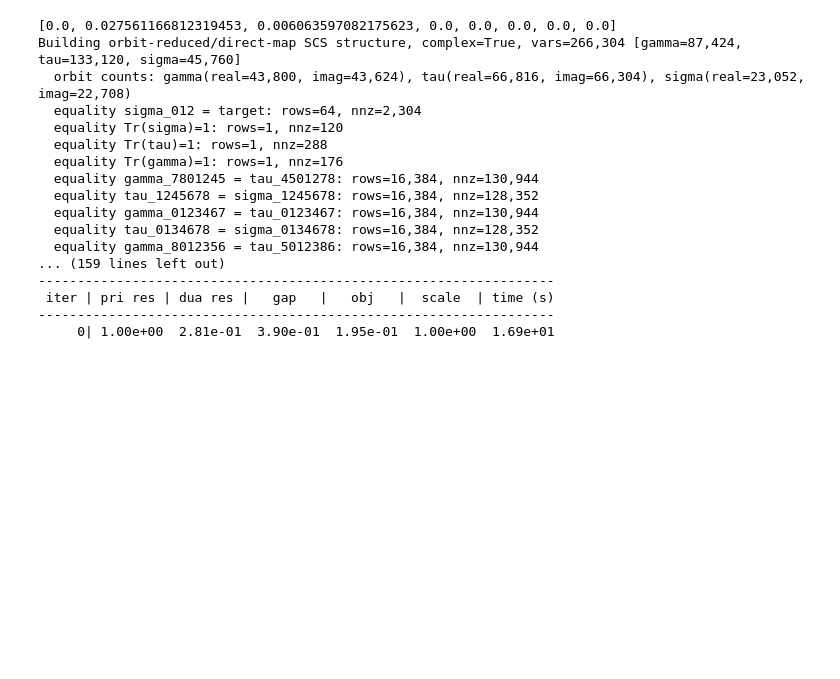
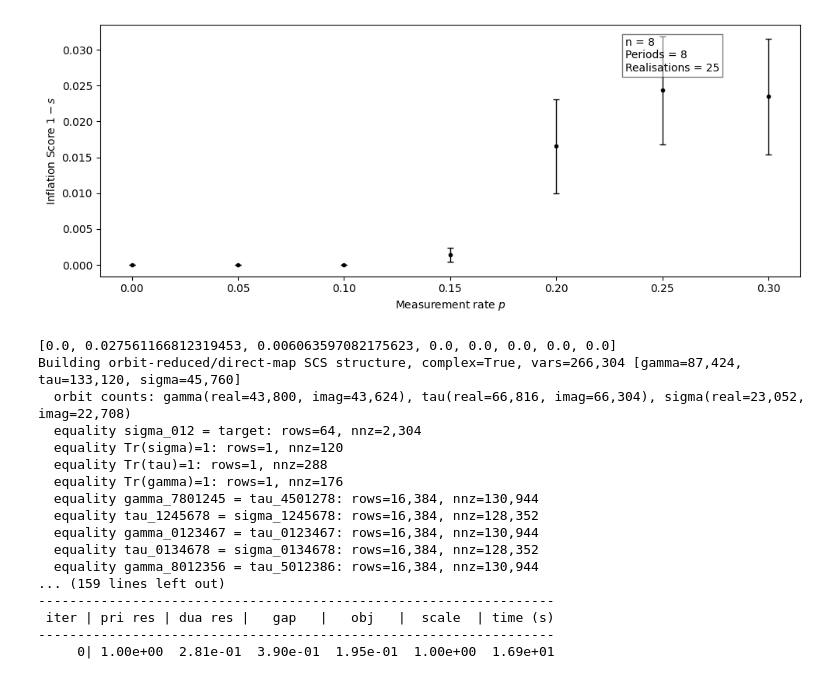
Before and after one commit to amarce4/mipt, a Jupyter notebook: python/gmne.ipynb, the cells around one changed output. Drawn from its saved outputs; the diff is of its cells as text; code cells hidden in the pictures; blank space fills up the shorter version.

```diff
--- a/python/gmne.ipynb
+++ b/python/gmne.ipynb
@@ -104,3 +113,51 @@ Simulating p = 0.20.
+# %%
+import pandas as pd
+import numpy as np
+from matplotlib import pyplot as plt
+
+df = pd.read_csv('gnme_lvl2.csv')
+data_array = df.to_numpy().transpose()
+ps = data_array[0]
+infl_values = data_array[1]
+
+# df2 = pd.read_csv('info.csv')
+# data_array2 = df2.to_numpy().transpose()
+
+n = 8
+periods = 8
+realizations = 25
+
+
+# n = int(data_array2[0][0])
+# periods = int(data_array2[1][0])
+# realizations = int(data_array2[2][0])
+# res = int(data_array2[3][0])
+# p_min = float(data_array2[4][0])
+# p_max = float(data_array2[5][0])
+
+ps_unique = list(set(ps))
+# tmi_means = []
+# tmi_stds = []
+means = []
+stds = []
+for p in ps_unique:
+    infl_values_for_p = [infl for infl, p_val in zip(infl_values, ps) if p_val == p]
+    means.append(np.mean(infl_values_for_p))
+    stds.append(np.std(infl_values_for_p, ddof=1)/np.sqrt(realizations))
+
+fig, ax1 = plt.subplots(1, 1, figsize=(10, 4))
+ax1.errorbar(ps_unique, [1 - m for m in means], yerr=stds, fmt='.', color='black', ecolor='black', capsize=3, elinewidth=1)
+ax1.set_xlabel('Measurement rate $p$')
+ax1.set_ylabel(r'Inflation Score $1 - s$')
+
+props = dict(boxstyle='square', facecolor='white', alpha=0.5)
+ax1.text(0.75, 0.95, f"n = {n}\nPeriods = {periods}\nRealisations = {realizations}", transform=ax1.transAxes, fontsize=10,
+        verticalalignment='top', bbox=props)
+
+
+fig.tight_layout()
+# %% [output]
+[figure, added]
 # %%
 import numpy as np
 from level3_ring_scs_orbit_fast import solve_level3_ring_inflation_scs
```
Also changed, not shown: parts of 1 cell of this notebook, 8 other files.
